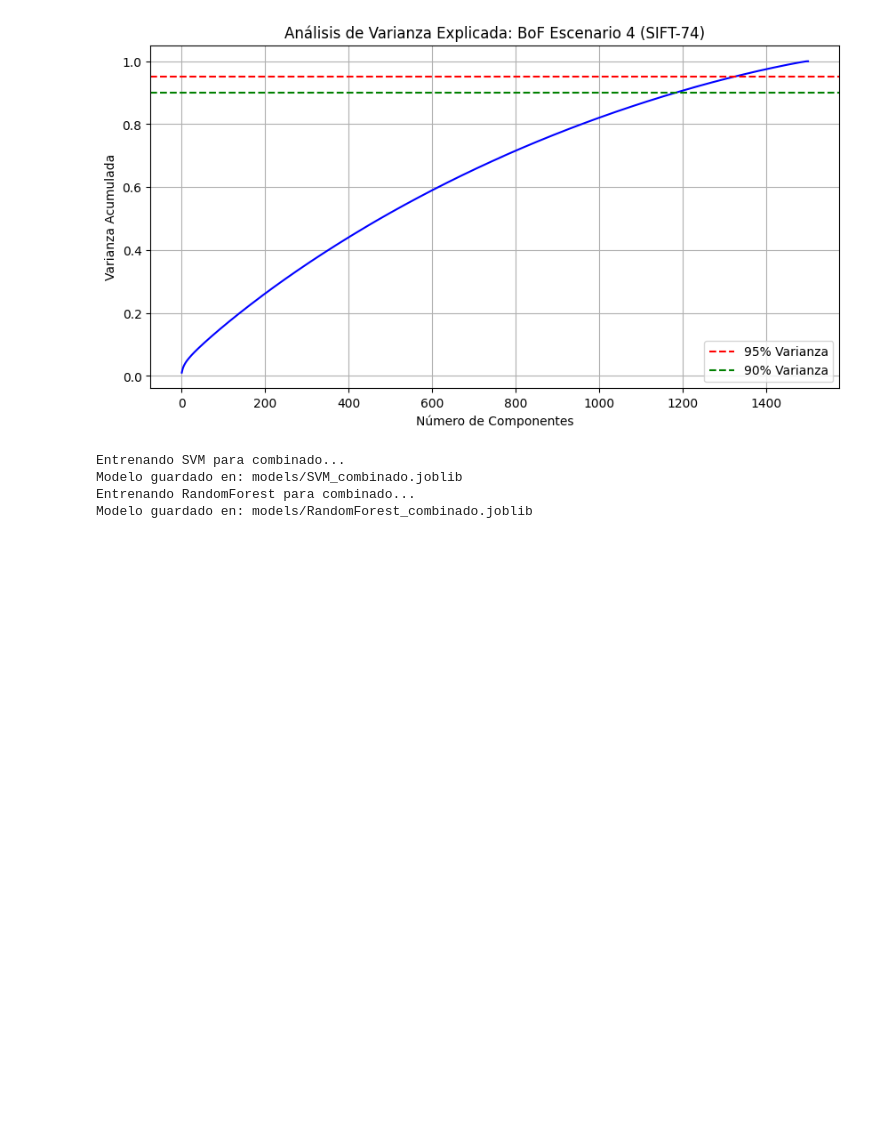
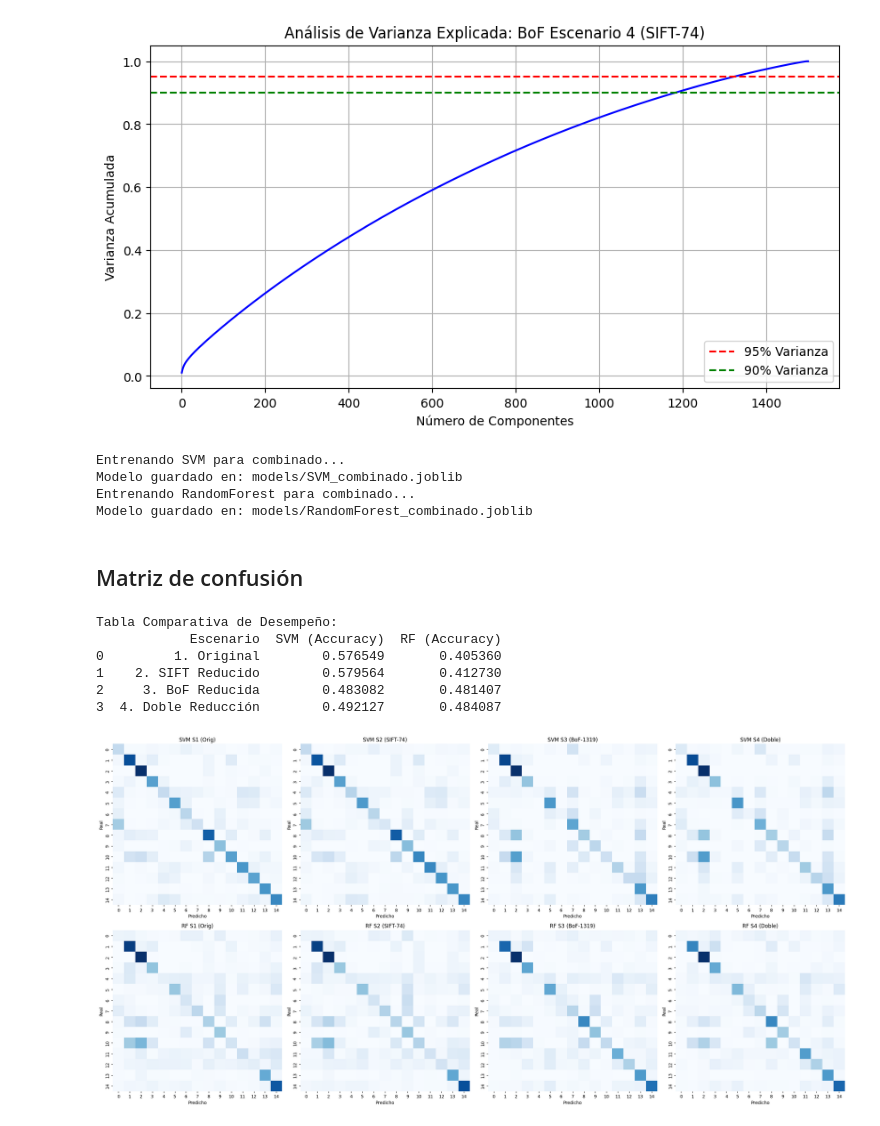
Before and after one commit to Tlacaelel97/Tarea4-AA, a Jupyter notebook: 04_01.ipynb, the cells around one changed output. Saved outputs shown, nothing was run; the diff lists cells and outputs as text; code cells hidden in the pictures; blank space fills up the shorter version.

Commit message:
Add comparative results for SVM and RF accuracy in CSV format

```diff
--- a/04_01.ipynb
+++ b/04_01.ipynb
@@ -526,3 +528,55 @@ Entrenando SVM para combinado...
 Modelo guardado en: models/SVM_combinado.joblib
 Entrenando RandomForest para combinado...
 Modelo guardado en: models/RandomForest_combinado.joblib
+# %% [markdown]
+## Matriz de confusión
+# %%
+resultados = {
+    "Escenario": ["1. Original", "2. SIFT Reducido", "3. BoF Reducida", "4. Doble Reducción"],
+    "SVM (Accuracy)": [acc_s1, acc_s2, acc_s3, acc_svm_s4],
+    "RF (Accuracy)": [acc_rf_s1, acc_rf_s2, acc_rf_s3, acc_rf_s4]
+}
+
+df_resultados = pd.DataFrame(resultados)
+print("Tabla Comparativa de Desempeño:")
+print(df_resultados)
+
+# Guardar tabla para el reporte
+df_resultados.to_csv("resultados_comparativos.csv", index=False)
+# %% [output]
+Tabla Comparativa de Desempeño:
+            Escenario  SVM (Accuracy)  RF (Accuracy)
+0         1. Original        0.576549       0.405360
+1    2. SIFT Reducido        0.579564       0.412730
+2     3. BoF Reducida        0.483082       0.481407
+3  4. Doble Reducción        0.492127       0.484087
+# %%
+
+
+def plot_all_confusion_matrices(matrices, titles):
+    """
+    Grafica una cuadrícula de matrices de confusión para comparación visual.
+    """
+    fig, axes = plt.subplots(2, 4, figsize=(24, 12))
+    axes = axes.flatten()
+
+    for i, (cm, title) in enumerate(zip(matrices, titles)):
+        sns.heatmap(cm, annot=False, fmt='d', cmap='Blues', ax=axes[i], cbar=False)
+        axes[i].set_title(title)
+        axes[i].set_xlabel('Predicho')
+        axes[i].set_ylabel('Real')
+
+    plt.tight_layout()
+    plt.savefig("matrices_confusion_comparativa.png")
+    plt.show()
+
+# Lista de matrices y títulos
+todas_las_matrices = [cm_s1, cm_s2, cm_s3, cm_svm_s4,
+                      cm_rf_s1, cm_rf_s2, cm_rf_s3, cm_rf_s4]
+
+titulos = ["SVM S1 (Orig)", "SVM S2 (SIFT-74)", "SVM S3 (BoF-1319)", "SVM S4 (Doble)",
+           "RF S1 (Orig)", "RF S2 (SIFT-74)", "RF S3 (BoF-1319)", "RF S4 (Doble)"]
+
+plot_all_confusion_matrices(todas_las_matrices, titulos)
+# %% [output]
+[figure, added]
```
Also changed, not shown: parts of 3 cells of this notebook, 2 other files.
